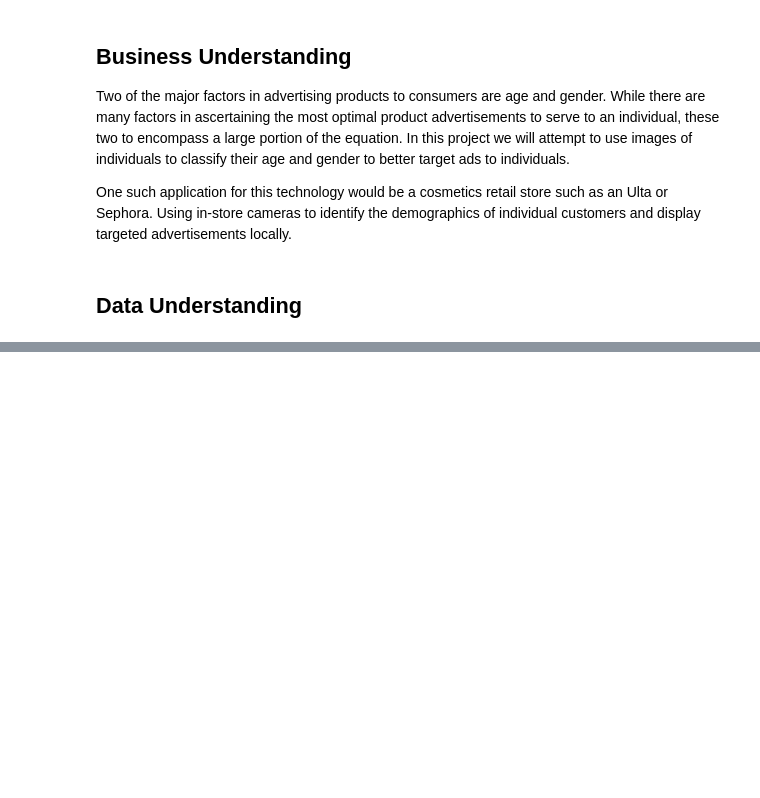
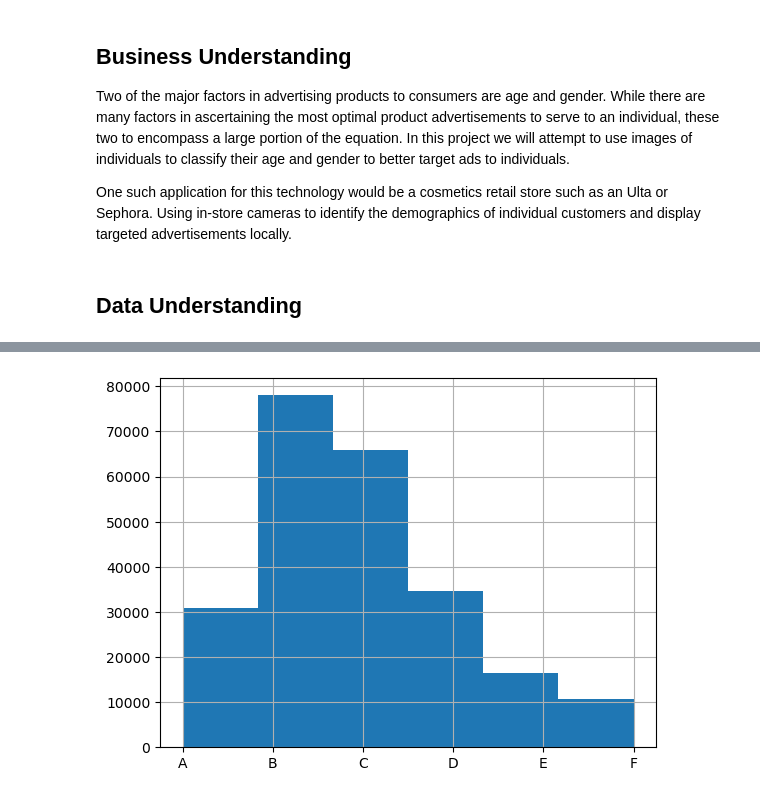
Before and after one commit to kmatk/AutoID, a Jupyter notebook: notebook.ipynb, the cells around one changed output, grey strips where cells are left out. Saved outputs shown, nothing was run; the diff lists cells and outputs as text; code cells hidden in the pictures; blank space fills up the shorter version.

```diff
--- a/notebook.ipynb
+++ b/notebook.ipynb
@@ -15,0 +78,18 @@ import tensorflow as tf
+# %%
+def age_split(age):
+    if age < 18:
+        return 'X'
+    if age in range(18,25):
+        return 'A'
+    if age in range(25,35):
+        return 'B'
+    if age in range(35,45):
+        return 'C'
+    if age in range(45,55):
+        return 'D'
+    if age in range(55,65):
+        return 'E'
+    else:
+        return 'F'
+# %%
+df['age'] = df['age'].apply(age_split)
@@ -15,0 +116,8 @@ import tensorflow as tf
+# %%
+# Dropping indiviudals under 18
+df = df.drop(df.loc[df['age'] == 'X'].index)
+df = df.reset_index(drop=True)
+# %%
+df['age'].sort_values().hist(bins=6);
+# %% [output]
+[figure, added]
```
Also changed, not shown: parts of 33 cells of this notebook.
